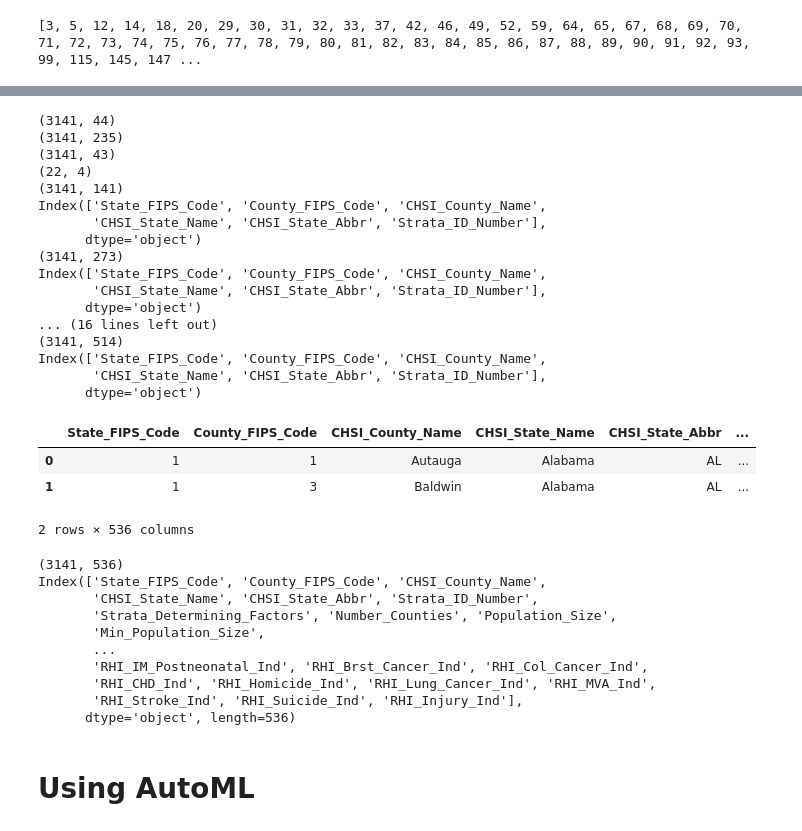
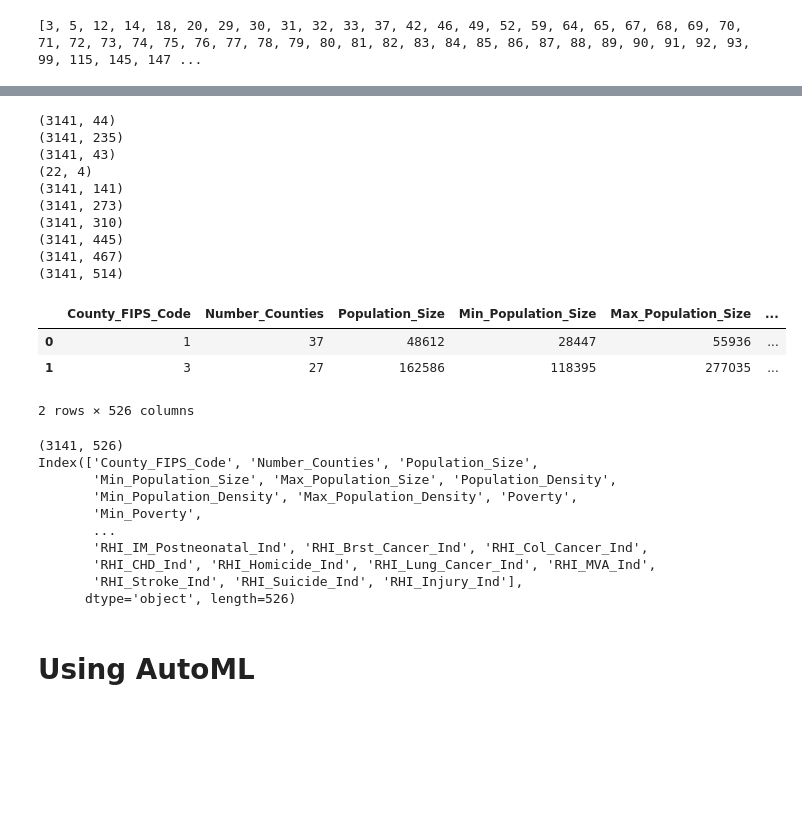
Before and after one commit to foundation-models/ppg2bp, a Jupyter notebook: Data_preprocess.ipynb, the cells around one changed output, grey strips where cells are left out. Cells and saved outputs as stored; diff of their text form; code cells hidden in the pictures; blank space fills up the shorter version.

```diff
--- a/Data_preprocess.ipynb
+++ b/Data_preprocess.ipynb
@@ -128,76 +114,63 @@ print(healthyPeople.shape)
 print(birthDeathMeasure.shape)
 
 commonColumns = demographics.columns.intersection(leadingDeathCause.columns) #np.intersect1d(demographics.columns, leadingDeathCause.columns)
-print(commonColumns)
 df = demographics
 df.index.name = 'index'
 df = pd.merge(df, leadingDeathCause, how='outer', left_on=commonColumns.to_list(), right_on=commonColumns.to_list())
 print(df.shape)
 commonColumns = df.columns.intersection(preventiveServiceUse.columns)
-print(commonColumns)
 df = pd.merge(df, preventiveServiceUse, how='outer', left_on=commonColumns.to_list(), right_on=commonColumns.to_list())
 print(df.shape)
 #commonColumns = df.columns.intersection(healthyPeople.columns)
 #print(commonColumns)
 #df = pd.merge(df, healthyPeople, how='outer', left_on=commonColumns.to_list(), right_on=commonColumns.to_list())
 #print(df.shape)
 commonColumns = df.columns.intersection(birthDeathMeasure.columns)
-print(commonColumns)
 df = pd.merge(df, birthDeathMeasure, how='outer', left_on=commonColumns.to_list(), right_on=commonColumns.to_list())
 print(df.shape)
 commonColumns = df.columns.intersection(healthMeasures.columns)
-print(commonColumns)
 df = pd.merge(df, healthMeasures, how='outer', left_on=commonColumns.to_list(), right_on=commonColumns.to_list())
 print(df.shape)
 commonColumns = df.columns.intersection(riskFactors.columns)
-print(commonColumns)
 df = pd.merge(df, riskFactors, how='outer', left_on=commonColumns.to_list(), right_on=commonColumns.to_list())
-print(df.shape)
 commonColumns = df.columns.intersection(vunerable.columns)
-print(commonColumns)
 df = pd.merge(df, vunerable, how='outer', left_on=commonColumns.to_list(), right_on=commonColumns.to_list())
 print(df.shape)
 commonColumns = df.columns.intersection(healthImportance.columns)
-print(commonColumns)
 df = pd.merge(df, healthImportance, how='outer', left_on=commonColumns.to_list(), right_on=commonColumns.to_list())
 
-display(df.head(2))
+df = df.drop(columns=['State_FIPS_Code', 'CHSI_County_Name',
+       'CHSI_State_Name', 'CHSI_State_Abbr', 'Strata_ID_Number',
+        'US_ALE', 'US_All_Death','US_Health_Status', 'US_Unhealthy_Days',
+        'Strata_Determining_Factors' ])
 print(df.shape)
-print(df.columns)
 
 df.to_csv(DATA_DIR + MERGED_FILE)
 # %% [output]
 (3141, 44)
 (3141, 235)
 (3141, 43)
 (22, 4)
 (3141, 141)
-Index(['State_FIPS_Code', 'County_FIPS_Code', 'CHSI_County_Name',
-       'CHSI_State_Name', 'CHSI_State_Abbr', 'Strata_ID_Number'],
-      dtype='object')
 (3141, 273)
-Index(['State_FIPS_Code', 'County_FIPS_Code', 'CHSI_County_Name',
-       'CHSI_State_Name', 'CHSI_State_Abbr', 'Strata_ID_Number'],
-      dtype='object')
-... (16 lines left out)
+(3141, 310)
+(3141, 445)
+(3141, 467)
 (3141, 514)
-Index(['State_FIPS_Code', 'County_FIPS_Code', 'CHSI_County_Name',
-       'CHSI_State_Name', 'CHSI_State_Abbr', 'Strata_ID_Number'],
-      dtype='object')
-|  | State_FIPS_Code | County_FIPS_Code | CHSI_County_Name | CHSI_State_Name | CHSI_State_Abbr | ... |
-| 0 | 1 | 1 | Autauga | Alabama | AL | ... |
-| 1 | 1 | 3 | Baldwin | Alabama | AL | ... |
+|  | County_FIPS_Code | Number_Counties | Population_Size | Min_Population_Size | Max_Population_Size | ... |
+| 0 | 1 | 37 | 48612 | 28447 | 55936 | ... |
+| 1 | 3 | 27 | 162586 | 118395 | 277035 | ... |
-2 rows × 536 columns
+2 rows × 526 columns
-(3141, 536)
-Index(['State_FIPS_Code', 'County_FIPS_Code', 'CHSI_County_Name',
-       'CHSI_State_Name', 'CHSI_State_Abbr', 'Strata_ID_Number',
-       'Strata_Determining_Factors', 'Number_Counties', 'Population_Size',
-       'Min_Population_Size',
+(3141, 526)
+Index(['County_FIPS_Code', 'Number_Counties', 'Population_Size',
+       'Min_Population_Size', 'Max_Population_Size', 'Population_Density',
+       'Min_Population_Density', 'Max_Population_Density', 'Poverty',
+       'Min_Poverty',
        ...
        'RHI_IM_Postneonatal_Ind', 'RHI_Brst_Cancer_Ind', 'RHI_Col_Cancer_Ind',
        'RHI_CHD_Ind', 'RHI_Homicide_Ind', 'RHI_Lung_Cancer_Ind', 'RHI_MVA_Ind',
        'RHI_Stroke_Ind', 'RHI_Suicide_Ind', 'RHI_Injury_Ind'],
-      dtype='object', length=536)
+      dtype='object', length=526)
 # %% [markdown]
 # Using AutoML
 # %%
```
Also changed, not shown: parts of 3 cells of this notebook.
